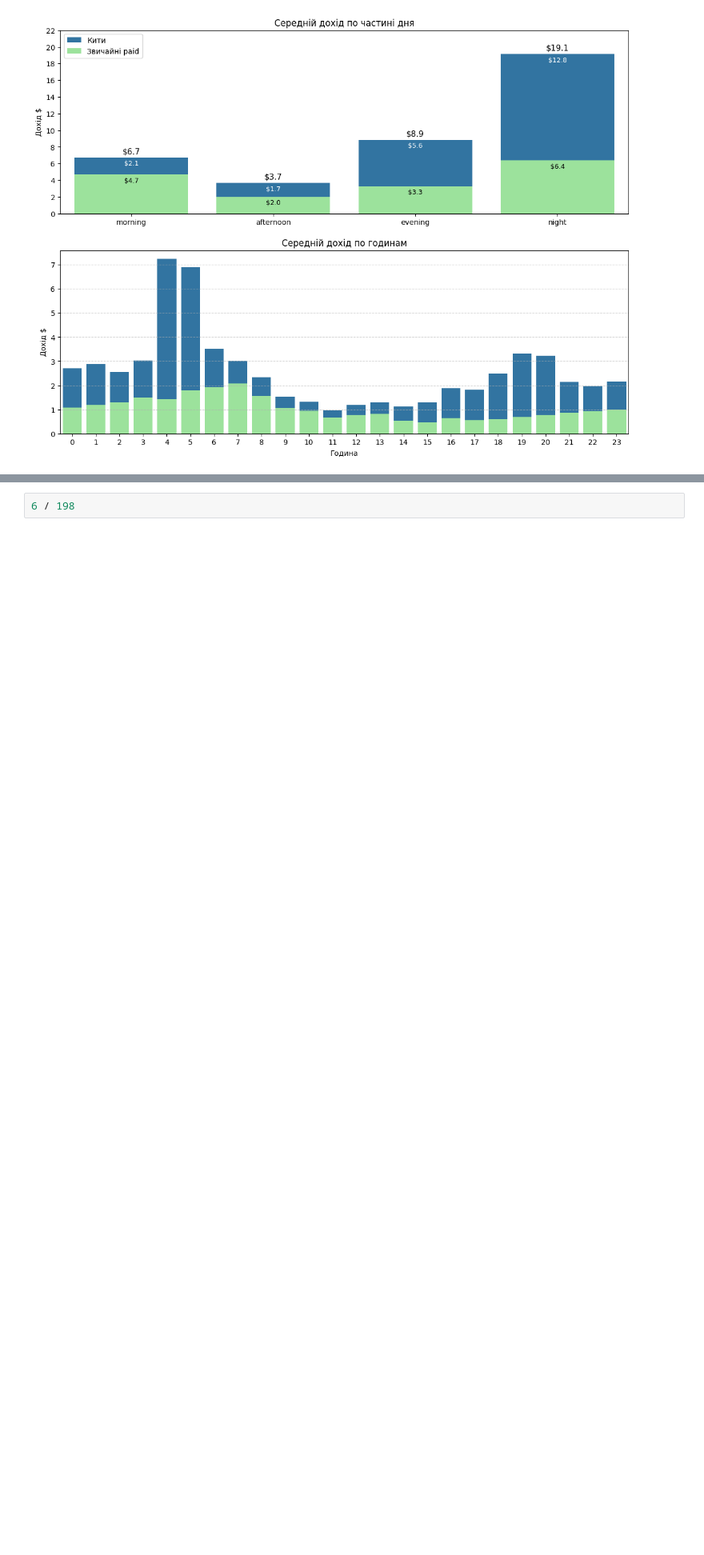
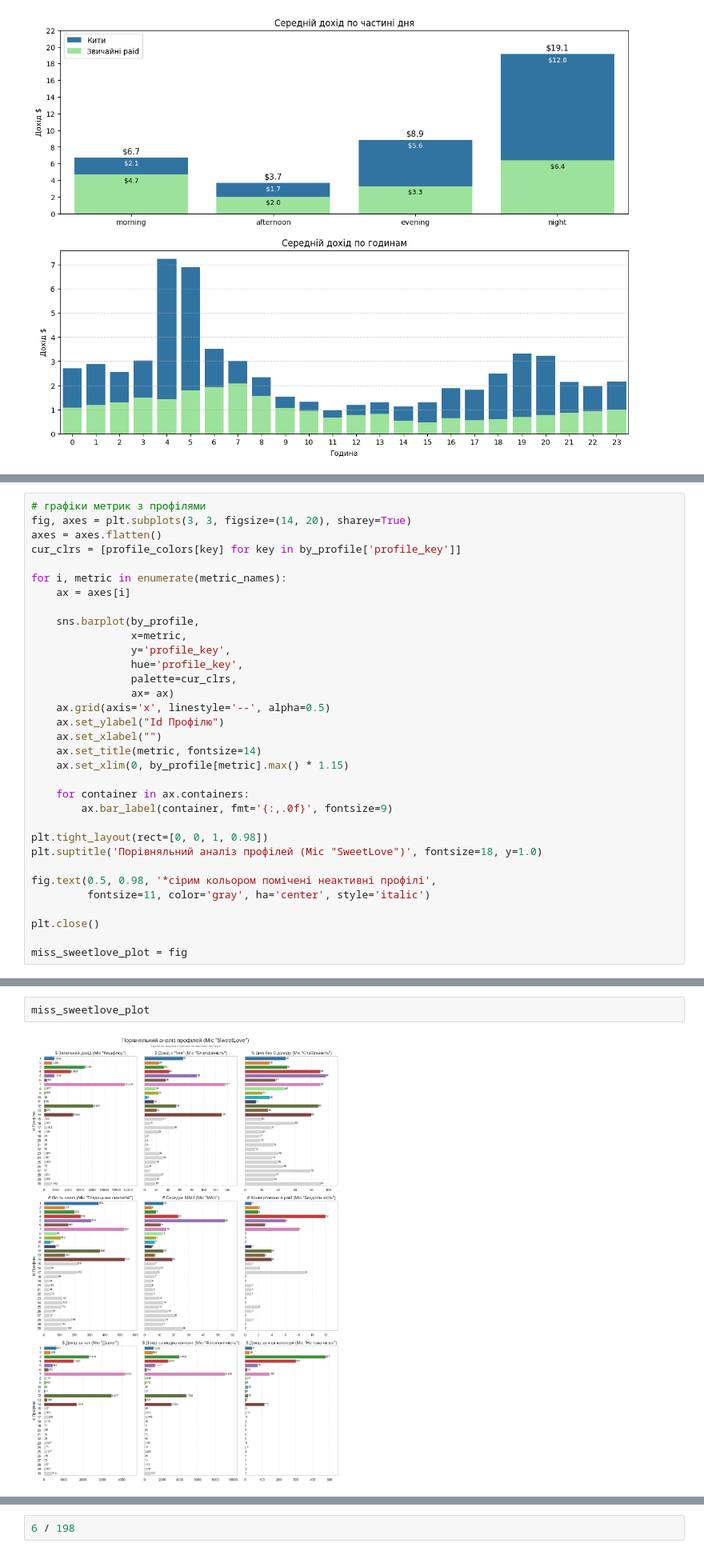
Before and after one commit to Chocopie-DA/db_analysis_sql_sweetylove, a Jupyter notebook: 03_notebooks/EDA.ipynb, the cells around one changed output, grey strips where cells are left out. Shown at 80% size. Saved outputs shown, nothing was run; the diff lists cells and outputs as text; blank space fills up the shorter version.

Commit message:
profile analysis(miss_sweetlove)

```diff
--- a/03_notebooks/EDA.ipynb
+++ b/03_notebooks/EDA.ipynb
@@ -2157,0 +2324,33 @@ reven_by_pod
+# %%
+# графіки метрик з профілями
+fig, axes = plt.subplots(3, 3, figsize=(14, 20), sharey=True)
+axes = axes.flatten()
+cur_clrs = [profile_colors[key] for key in by_profile['profile_key']]
+
+for i, metric in enumerate(metric_names):
+    ax = axes[i]
+
+    sns.barplot(by_profile,
+                x=metric,
+                y='profile_key',
+                hue='profile_key',
+                palette=cur_clrs,
+                ax= ax)
+    ax.grid(axis='x', linestyle='--', alpha=0.5)
+    ax.set_ylabel("Id Профілю")
+    ax.set_xlabel("")
+    ax.set_title(metric, fontsize=14)
+    ax.set_xlim(0, by_profile[metric].max() * 1.15)
+
+    for container in ax.containers:
+        ax.bar_label(container, fmt='{:,.0f}', fontsize=9)
+
+plt.tight_layout(rect=[0, 0, 1, 0.98])
+plt.suptitle('Порівняльний аналіз профілей (Міс "SweetLove")', fontsize=18, y=1.0)
+
+fig.text(0.5, 0.98, '*сірим кольором помічені неактивні профілі',
+         fontsize=11, color='gray', ha='center', style='italic')
+
+plt.close()
+
+miss_sweetlove_plot = fig
@@ -2157,0 +2417,4 @@ reven_by_pod
+# %%
+miss_sweetlove_plot
+# %% [output]
+[figure, added]
```
Also changed, not shown: parts of 25 cells of this notebook, 1 other file.
